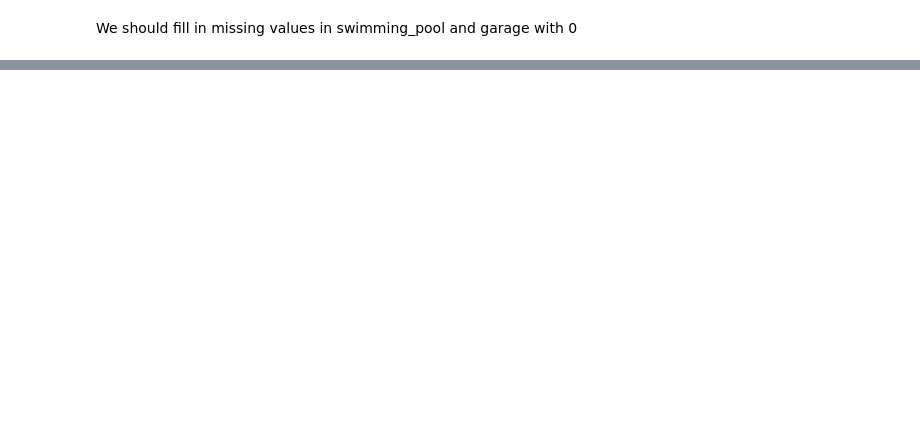
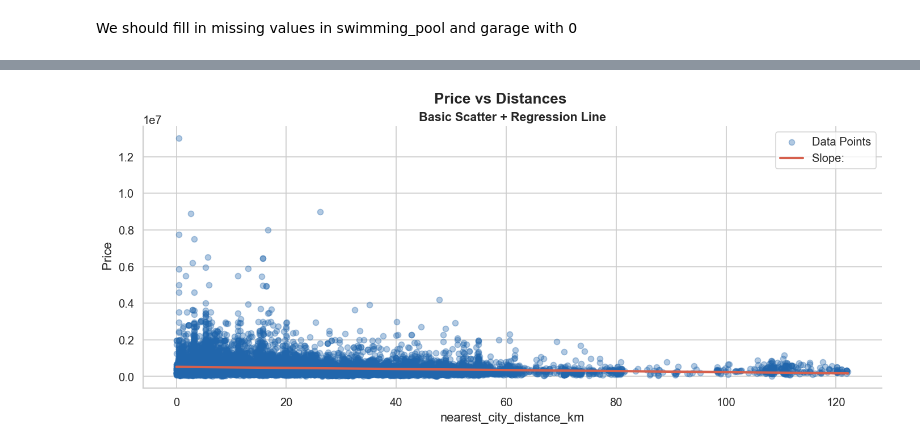
Before and after one commit to lienkt/immo-eliza-turtles-analysis, a Jupyter notebook: max_eploratory_work.ipynb, the cells around one changed output, grey strips where cells are left out. Saved outputs shown, nothing was run; the diff lists cells and outputs as text; code cells hidden in the pictures; blank space fills up the shorter version.

```diff
--- a/max_eploratory_work.ipynb
+++ b/max_eploratory_work.ipynb
@@ -284,0 +238,6 @@ plt.tight_layout()
+# %%
+closer = df[df['nearest_city_distance_km'] < 300]
+print(closer.shape)
+print(closer.info())
+further = df[df['nearest_city_distance_km'] >= 300]
+print(further.shape)
@@ -284,0 +262,20 @@ plt.tight_layout()
+# %%
+import numpy as np
+fig, ax = plt.subplots(figsize=(14, 5))
+fig.suptitle('Price vs Distances', fontweight='bold')
+
+# ── Basic scatter ──────────────────────────────────────────────────────────
+ax.scatter(closer['nearest_city_distance_km'],closer['price'], alpha=0.35, color=BLUE, label='Data Points')
+# Add regression line
+m, b = np.polyfit(closer['nearest_city_distance_km'],closer['price'],  1)
+x_line = np.linspace(closer['nearest_city_distance_km'].min(), closer['nearest_city_distance_km'].max(), 100)
+ax.plot(x_line, m*x_line + b, color=ORANGE, lw=2.5, label=f'Slope: ')
+ax.set_xlabel('nearest_city_distance_km')
+ax.set_ylabel(' Price')
+ax.set_title('Basic Scatter + Regression Line')
+
+ax.legend()
+
+plt.show()
+# %% [output]
+[figure, added]
```
Also changed, not shown: parts of 35 cells of this notebook, 5 other files.
